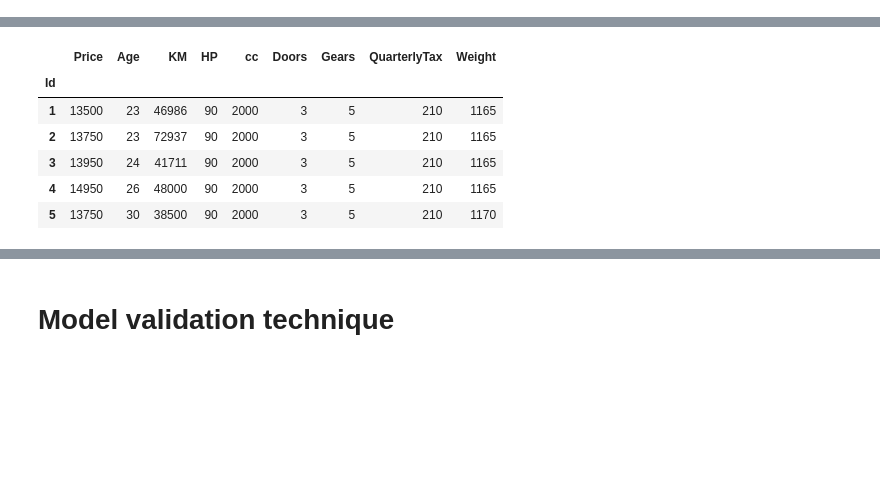
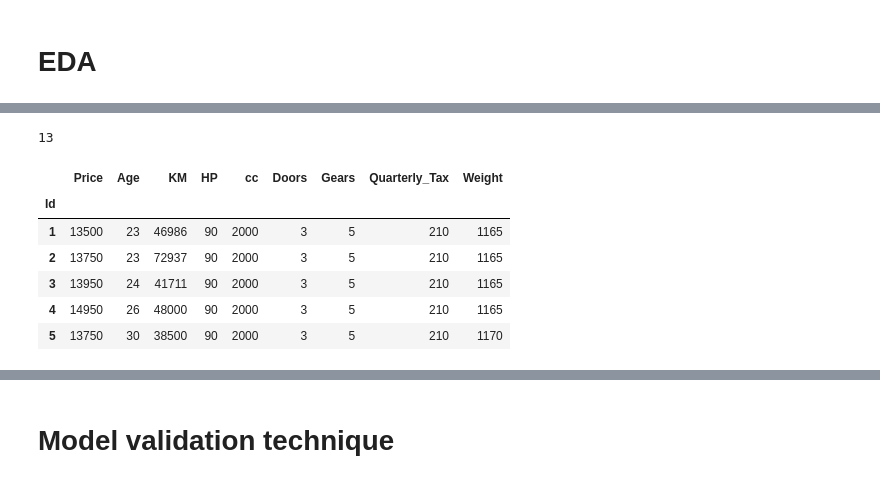
Before and after one commit to Apoorva023/Excelr-Assignment, a Jupyter notebook: Multiple linear regression/Multiple linear regression(Toyota).ipynb, the cells around one changed output, grey strips where cells are left out. Saved outputs shown, nothing was run; the diff lists cells and outputs as text; code cells hidden in the pictures; blank space fills up the shorter version.

```diff
--- a/Multiple linear regression/Multiple linear regression(Toyota).ipynb
+++ b/Multiple linear regression/Multiple linear regression(Toyota).ipynb
@@ -28,0 +33,2 @@ df.head()
+# %% [markdown]
+# EDA
@@ -39,12 +48,16 @@ df.describe()
 | 50% | 9900.000000 | 61.000000 | 63389.500000 | 110.000000 | 1600.00000 | 4.000000 | 5.000000 | 85.000000 | 1070.00000 |
 | 75% | 11950.000000 | 70.000000 | 87020.750000 | 110.000000 | 1600.00000 | 5.000000 | 5.000000 | 85.000000 | 1085.00000 |
 | max | 32500.000000 | 80.000000 | 243000.000000 | 192.000000 | 16000.00000 | 5.000000 | 6.000000 | 283.000000 | 1615.00000 |
+# %%
+df['cc'].nunique()
+# %% [output]
+13
 # %%
 #Rename the column
-df.rename(columns={"Age_08_04":"Age","Quarterly_Tax":"QuarterlyTax"},inplace=True)
+df.rename(columns={"Age_08_04":"Age"},inplace=True)
 df.head()
 # %% [output]
-|  | Price | Age | KM | HP | cc | Doors | Gears | QuarterlyTax | Weight |
+|  | Price | Age | KM | HP | cc | Doors | Gears | Quarterly_Tax | Weight |
 | Id |  |  |  |  |  |  |  |  |  |
 | 1 | 13500 | 23 | 46986 | 90 | 2000 | 3 | 5 | 210 | 1165 |
 | 2 | 13750 | 23 | 72937 | 90 | 2000 | 3 | 5 | 210 | 1165 |
```
Also changed, not shown: parts of 67 cells of this notebook, 1 other file.
